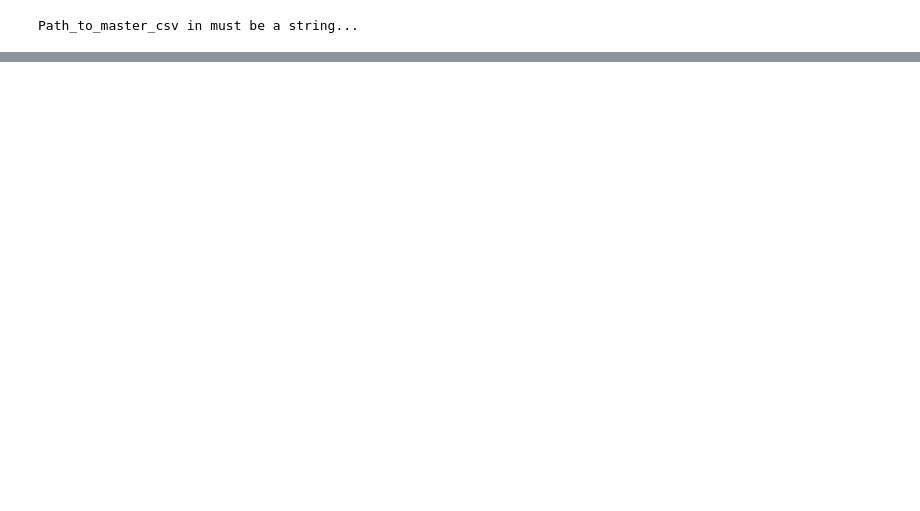
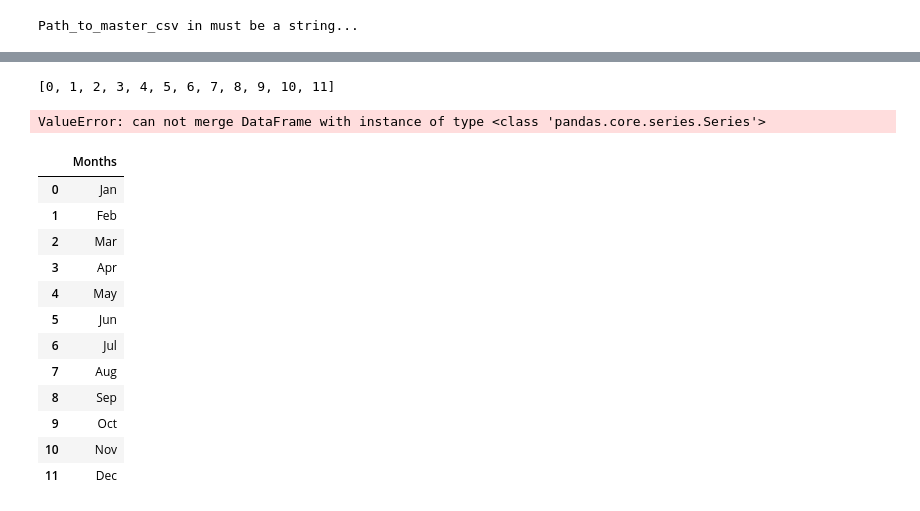
Before and after one commit to Hammania689/ann, a Jupyter notebook: project_1.ipynb, the cells around one changed output, grey strips where cells are left out. Cells and saved outputs as stored; diff of their text form; code cells hidden in the pictures; blank space fills up the shorter version.

```diff
--- a/project_1.ipynb
+++ b/project_1.ipynb
@@ -77,0 +106,41 @@ nnn = test.local_eastern_time.unique()
+# %%
+months
+uni_index = np.unique(months,return_index=True)[1]
+uni = [months[index] for index in sorted(uni_index)]
+x = [i for i in range(len(uni))]
+print(x)
+# %% [output]
+[0, 1, 2, 3, 4, 5, 6, 7, 8, 9, 10, 11]
+# %%
+# mon = pd.DataFrame()
+mon = pd.DataFrame({'Months':['Jan', 'Feb', 'Mar', 'Apr', 'May', 'Jun', 'Jul', 'Aug', 'Sep','Oct', 'Nov', 'Dec']})
+# pd.get_dummies(test, prefix='Months', drop_first=True)
+# for i in range(len(months)):
+#     mon.append( {'Months': months[i]},ignore_index=True)
+data = pd.Series(data=months, name="Step")
+# mon.append(data, ignore_index=True)
+freq = data.groupby(data).size()
+
+# print(freq)
+# mon.append({'Counts':freq}, ,ignore_index=True)
+# mon = pd.concat([mon,freq], ignore_index=True, , join='outer')
+mon.merge(freq,how="inner")
+# %% [output]
+ValueError: can not merge DataFrame with instance of type <class 'pandas.core.series.Series'>
+# %%
+# pd.get_dummies(mon, prefix='Months')
+mon
+# %% [output]
+|  | Months |
+| 0 | Jan |
+| 1 | Feb |
+| 2 | Mar |
+| 3 | Apr |
+| 4 | May |
+| 5 | Jun |
+| 6 | Jul |
+| 7 | Aug |
+| 8 | Sep |
+| 9 | Oct |
+| 10 | Nov |
+| 11 | Dec |
```
Also changed, not shown: parts of 5 cells of this notebook.
